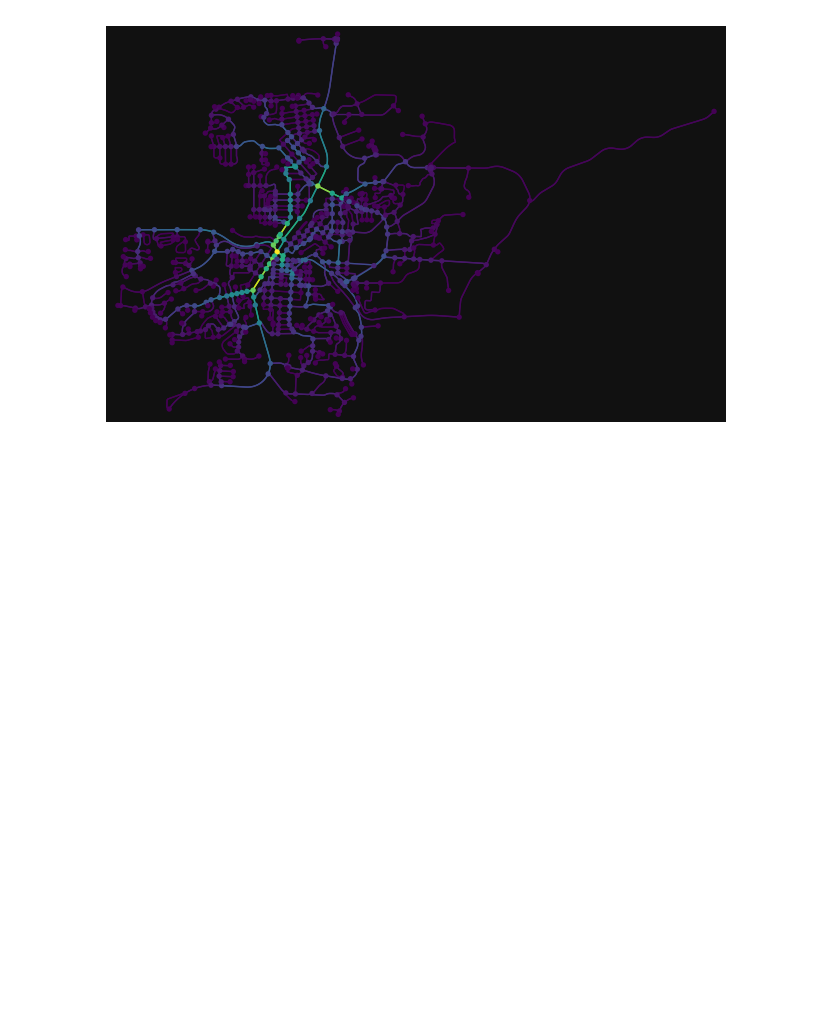
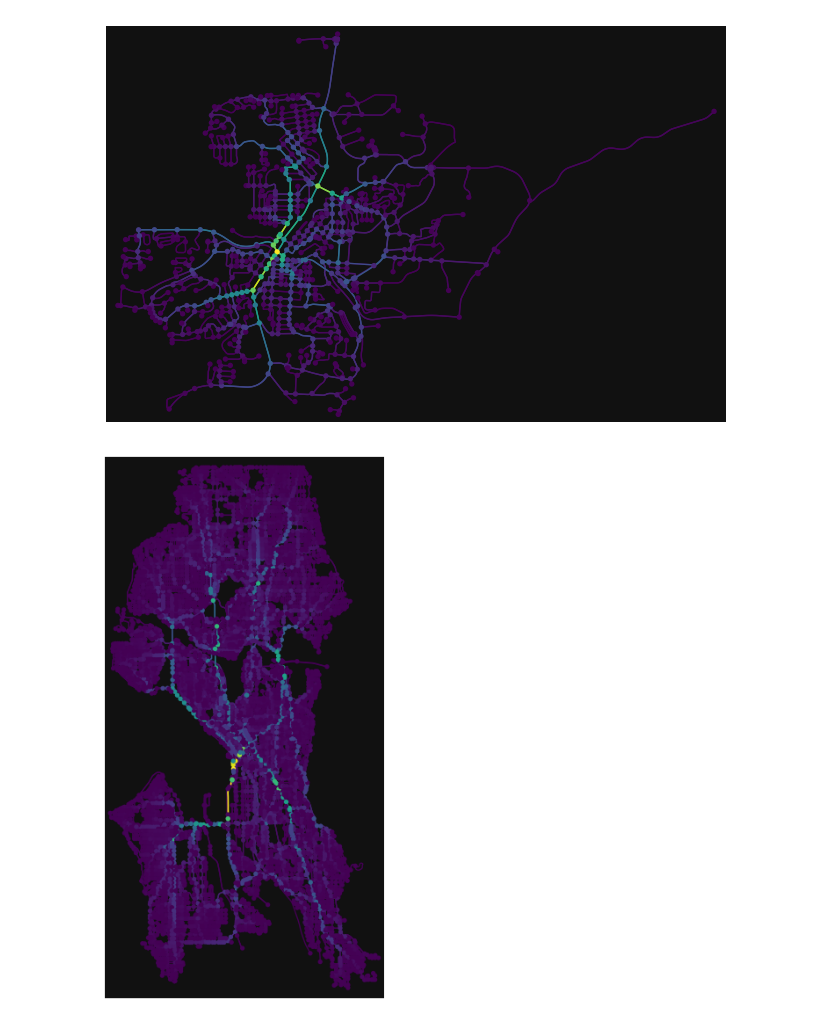
Before and after one commit to AlexHuntWSU/CPTS415, a Jupyter notebook: algorithms.ipynb, the cells around one changed output. Cells and saved outputs as stored; diff of their text form; code cells hidden in the pictures; blank space fills up the shorter version.

```diff
--- a/algorithms.ipynb
+++ b/algorithms.ipynb
@@ -278,3 +278,9 @@ G = ox.graph_from_place("Pullman, WA", network_type="drive")
 osmCentrality(G)
 # %% [output]
 [figure]
+# %%
+G1 = ox.graph_from_place("Seattle, WA", network_type="drive")
+G2 = ox.consolidate_intersections(ox.project_graph(G1), tolerance=40)
+osmCentrality(G2) #36m 8.9s
+# %% [output]
+[figure, added]
```
Also changed, not shown: parts of 2 cells of this notebook.
